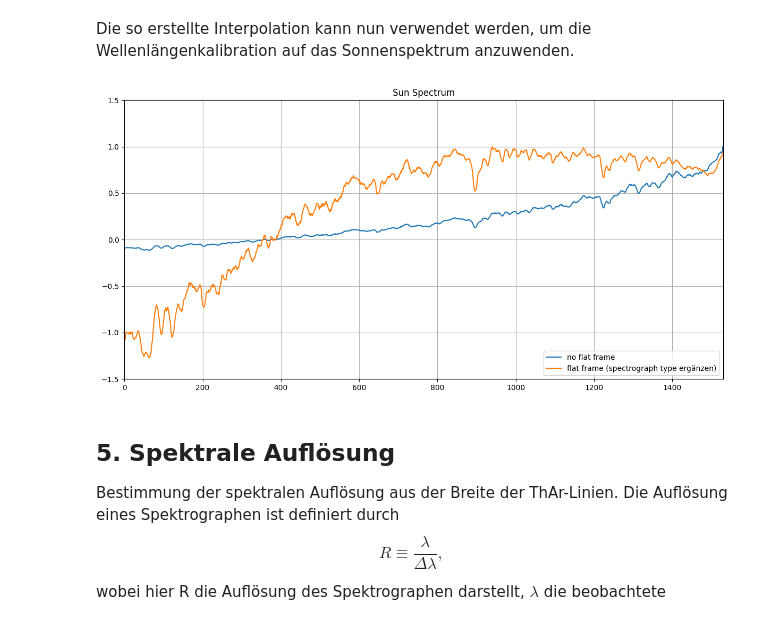
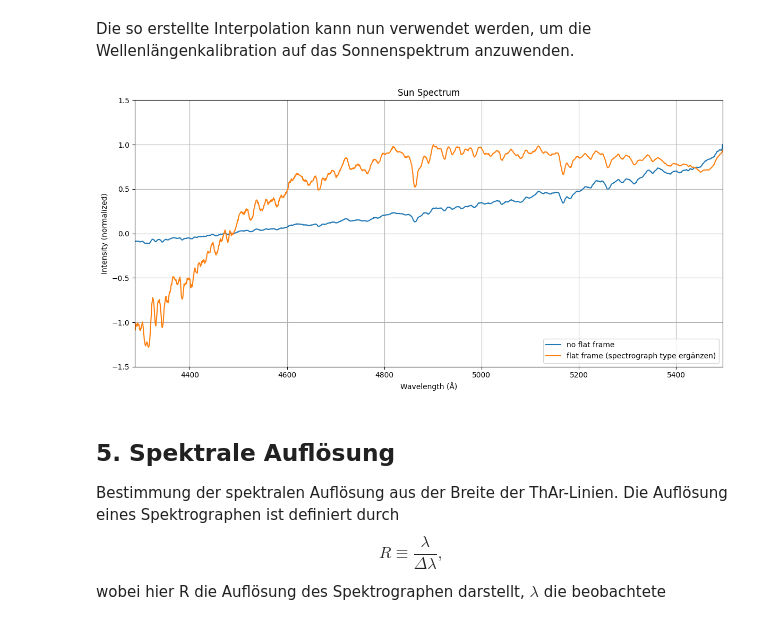
Before and after one commit to B0whunt3r21/AstroPrak, a Jupyter notebook: SolarSpectrum/Auswertungshilfe.ipynb, the cells around one changed output. Cells and saved outputs as stored; diff of their text form; code cells hidden in the pictures.

```diff
--- a/SolarSpectrum/Auswertungshilfe.ipynb
+++ b/SolarSpectrum/Auswertungshilfe.ipynb
@@ -134,12 +134,12 @@ cutoutThArSpect = ThArFrame_science[475:485, :]
 ThArSpect = np.nanmedian(cutoutThArSpect, axis=0)
 
 # Define Sun spectrum
-cutoutSunSpect = sunFrame_science[625:635, :]
+cutoutSunSpect = sunFrame_science[620:640, :]
 sunSpect = np.nanmedian(cutoutSunSpect, axis=0)
 
 # Define Sun spectrum without flat
 sunFrame_without_flat = (sunThArFrame - biasFrame - darkFrame)
-cutoutSunSpect_without_flat = sunFrame_without_flat[625:635, :]
+cutoutSunSpect_without_flat = sunFrame_without_flat[620:640, :]
 sunSpect_without_flat = np.nanmedian(cutoutSunSpect_without_flat, axis=0)
 
 cutoutFlatSpect = flatFrame[420:550, :]
@@ -173,8 +173,8 @@ ThAr_peaks_wavelength[9] = 5231.16
 # Fit positions of pixels and wavelength using polynomial 2nd degree
 coeff = np.polynomial.Polynomial.fit(ThAr_peaks, ThAr_peaks_wavelength, 2)
 
-# Calculate curve for conversion pixel position tom wavelength
-x_fit = np.arange(0, 1531, 1)
+# Calculate curve for conversion pixel position to wavelength
+x_fit = np.arange(0, 1530, 1)
 y_fit = coeff(x_fit)
 # %% [markdown]
 ## 3. Kombinierte Flat Korrektur
@@ -255,21 +286,23 @@ Die so erstellte Interpolation kann nun verwendet werden, um die Wellenlängenka
 # %%
 # Plot of Sun spectra
 sunSpect_without_flat_normalized = sunSpect_without_flat  / max(sunSpect_without_flat)
 sunSpect_normalized = sunSpect / max(sunSpect)
 
 fig, ax = plt.subplots(1, 1, figsize=(12, 6))
-ax.plot(sunSpect_without_flat_normalized, label='no flat frame')
-ax.plot(sunSpect_normalized, label='flat frame (spectrograph type ergänzen)')
-ax.set_xlim(0, 1530)
+ax.plot(y_fit, sunSpect_without_flat_normalized, label='no flat frame')
+ax.plot(y_fit, sunSpect_normalized, label='flat frame (spectrograph type ergänzen)')
+ax.set_xlim(min(y_fit), max(y_fit))
 ax.set_ylim(-1.5, 1.5)
+ax.set_xlabel(r'Wavelength (Å)')
+ax.set_ylabel('Intensity (normalized)')
 ax.legend(loc='lower right')
 ax.grid()
 ax.set_title('Sun Spectrum')
 
 plt.tight_layout()
 plt.show()
 # %% [output]
-[figure, old version]
+[figure, new version]
 # %% [markdown]
 ## 5. Spektrale Auflösung
 
```
Also changed, not shown: parts of 6 cells of this notebook.
